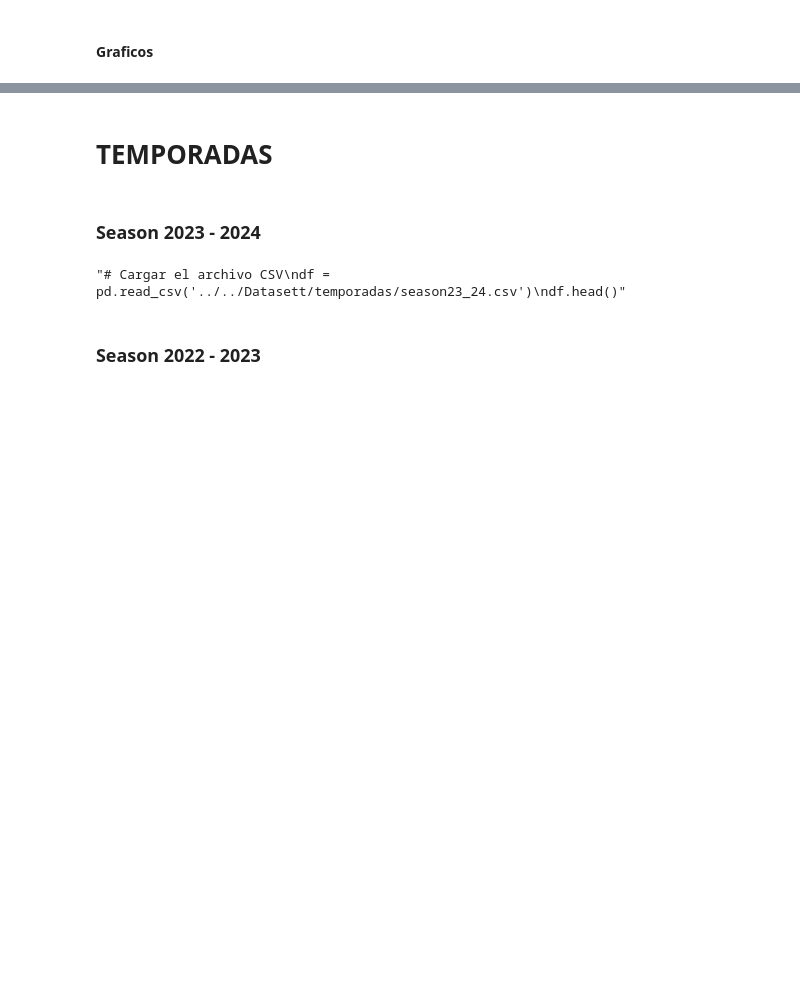
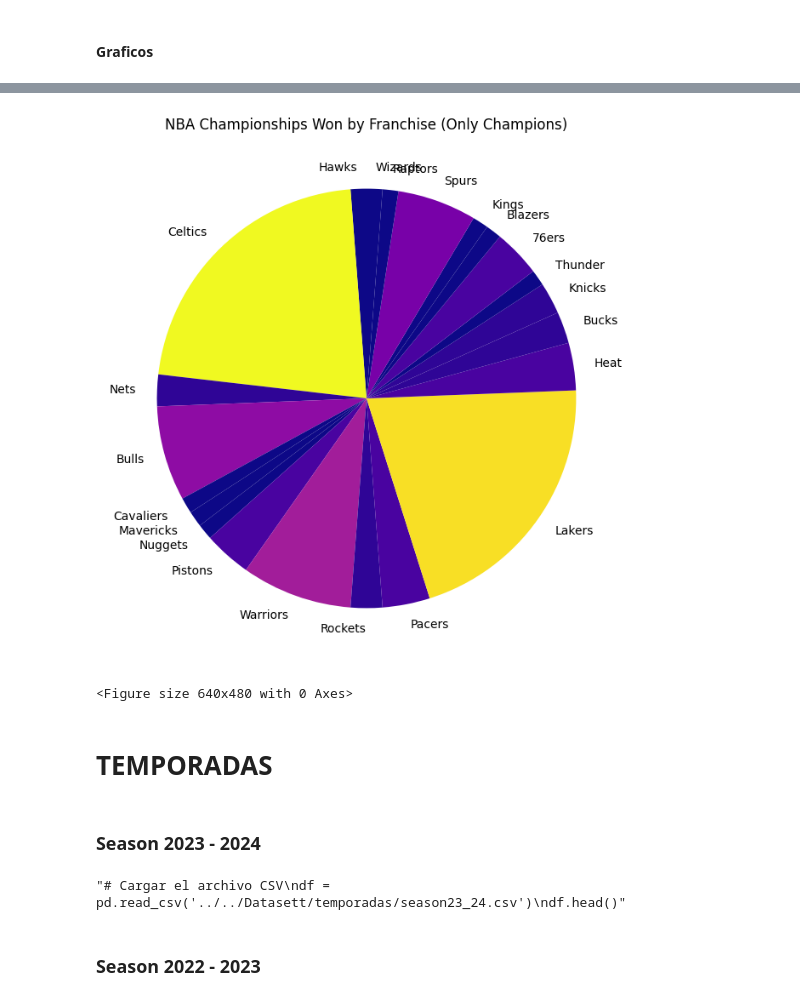
Before and after one commit to tperezv2004/proyecto.github.io, a Jupyter notebook: asses/py/limpieza.ipynb, the cells around one changed output, grey strips where cells are left out. Saved outputs shown, nothing was run; the diff lists cells and outputs as text; code cells hidden in the pictures; blank space fills up the shorter version.

```diff
--- a/asses/py/limpieza.ipynb
+++ b/asses/py/limpieza.ipynb
@@ -59,3 +45,25 @@ df.plot(kind='bar', x='Equipos', y='Campeonatos', color='blue', title='Equipos y
+# %%
+import numpy as np
+
+# Crear una lista de colores basada en el número de campeonatos
+
+# Normalizar los valores de campeonatos para obtener una escala de colores más claros
+norm = plt.Normalize(df_champs['Champ'].min(), df_champs['Champ'].max())
+colors = plt.cm.plasma(norm(df_champs['Champ']))
+
+# Crear gráfico de pastel con colores basados en el número de campeonatos
+plt.figure(figsize=(8, 8))
+plt.pie(df_champs['Champ'], labels=df_champs['Franchise'], startangle=90, colors=colors)
+plt.title('NBA Championships Won by Franchise (Only Champions)')
+
+# Mostrar el gráfico
+plt.show()
+
+# Guardar el gráfico en un archivo
+plt.savefig('nba_championships_pie_chart.png')
+# %% [output]
+[figure, added]
+<Figure size 640x480 with 0 Axes>
 # %% [markdown]
 # TEMPORADAS
 # %% [markdown]
```
Also changed, not shown: parts of 11 cells of this notebook, 3 other files.
